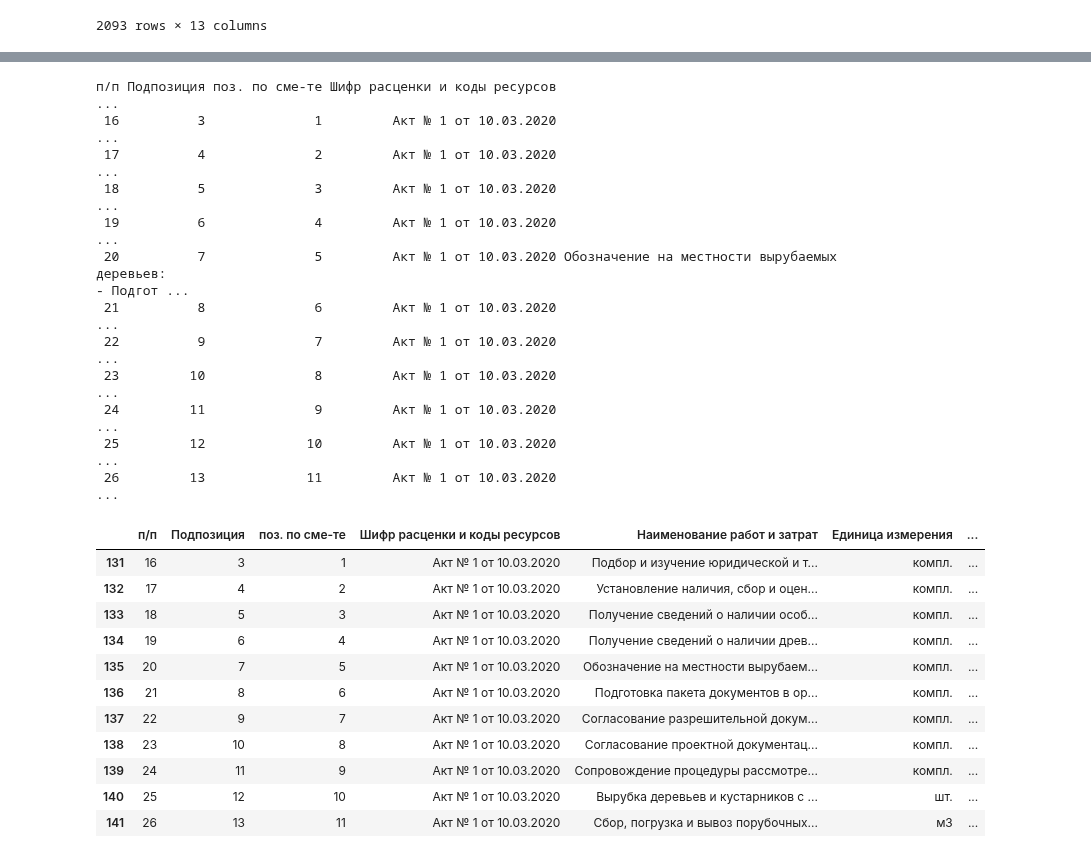
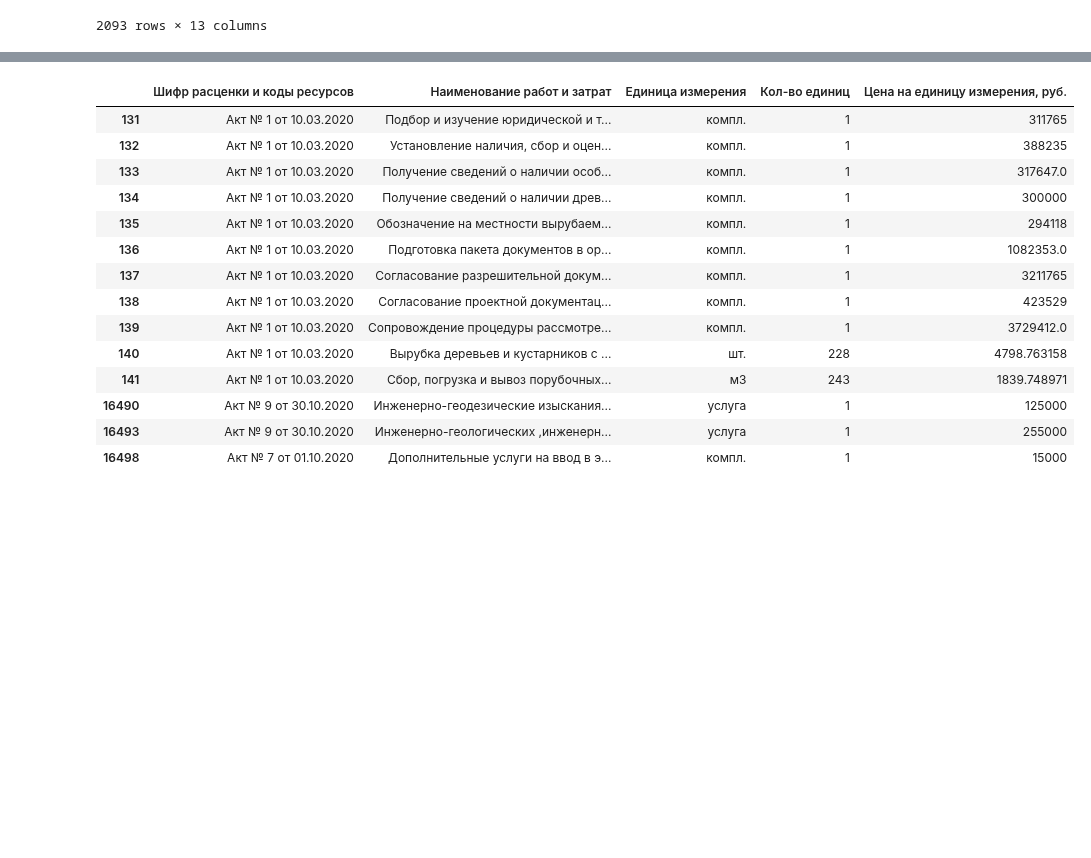
Before and after one commit to stefkong1982/netology.ru, a Jupyter notebook: кс2.ipynb, the cells around one changed output, grey strips where cells are left out. Cells and saved outputs as stored; diff of their text form; code cells hidden in the pictures; blank space fills up the shorter version.

```diff
--- a/кс2.ipynb
+++ b/кс2.ipynb
@@ -266,7 +266,7 @@ import re
 df_filtered_new = df_filtered[
     df_filtered['Шифр расценки и коды ресурсов']
     .astype(str)
-    .apply(lambda x: bool(re.search(r'[сСфФауАУ]', x)))
+    .apply(lambda x: bool(re.search(r'[сСфФауАУтнТН]', x)))
 ]
 
 # Проверка количества строк до и после фильтрации
@@ -339,7 +339,7 @@ Name: proportion, dtype: float64
 import re
 
 # Определим списки фильтров
-letters_to_filter = r'[сСфФауАУ]'
+letters_to_filter = r'[сСфФауАУтнТН]'
 units_to_filter = ['л', '1 Т ГРУЗА', 'м.п.', 'сут.',
                    'П.М', 'кг.', 'лист', '1000М', '1000 м2', '100 ШТ',
                    '1000 ШТ', '100 м2', '10 м2', '100 м', '1000 шт.', '100 шт.', '1000 м', '10 ШТ', '10 шт.', '10 м', 'м', 'т', 'км', 'кг']
@@ -564,7 +561,7 @@ Name: proportion, Length: 178, dtype: float64
 # %%
 def filter_by_codes(input_codes):
     """
-    Фильтрует df_filtered_final по заданным шифрам расценок и выводит результат
+    Фильтрует df_filtered_final по заданным шифрам расценок и выводит сокращённый результат
 
     Parameters:
     input_codes (str или list): Шифр(ы) расценок для поиска
@@ -573,49 +570,43 @@ def filter_by_codes(input_codes):
     if isinstance(input_codes, str):
         input_codes = [input_codes]
 
-    # Фильтруем DataFrame
+    # Определяем интересующие нас столбцы
+    columns_to_show = [
+        'Шифр расценки и коды ресурсов',
+        'Наименование работ и затрат',
+        'Единица измерения',
+        'Кол-во единиц',
+        'Цена на единицу измерения, руб.'
+    ]
+
+    # Фильтруем DataFrame и выводим выбранные столбцы
     filtered_result = df_filtered_final[
         df_filtered_final['Шифр расценки и коды ресурсов'].isin(input_codes)
-    ]
+    ][columns_to_show]
 
-    # Выводим результат
-    if len(filtered_result) == 0:
-        print("Совпадений не найдено")
-    else:
-        print(filtered_result.to_string(index=False))
 
     return filtered_result
 
 # Пример использования:
 # filter_by_codes("Акт № 1 от 10.03.2020")
-# filter_by_codes(["Акт № 1 от 10.03.2020", "ССЦ-01.6.01.10-0015"])
 # %%
-filter_by_codes("Акт № 1 от 10.03.2020")
+filter_by_codes(["Акт № 1 от 10.03.2020", "Акт № 7 от 01.10.2020", 'Акт № 9 от 30.10.2020'])
 # %% [output]
-п/п Подпозиция поз. по сме-те Шифр расценки и коды ресурсов                                                                                                                                              ...
- 16          3              1         Акт № 1 от 10.03.2020                                                                                                                                              ...
- 17          4              2         Акт № 1 от 10.03.2020                                                                                                                                              ...
- 18          5              3         Акт № 1 от 10.03.2020                                                                                                                                              ...
- 19          6              4         Акт № 1 от 10.03.2020                                                                                                                                              ...
- 20          7              5         Акт № 1 от 10.03.2020 Обозначение на местности вырубаемых деревьев:                                                                                       - Подгот ...
- 21          8              6         Акт № 1 от 10.03.2020                                                                                                                                              ...
- 22          9              7         Акт № 1 от 10.03.2020                                                                                                                                              ...
- 23         10              8         Акт № 1 от 10.03.2020                                                                                                                                              ...
- 24         11              9         Акт № 1 от 10.03.2020                                                                                                                                              ...
- 25         12             10         Акт № 1 от 10.03.2020                                                                                                                                              ...
- 26         13             11         Акт № 1 от 10.03.2020                                                                                                                                              ...
-|  | п/п | Подпозиция | поз. по сме-те | Шифр расценки и коды ресурсов | Наименование работ и затрат | Единица измерения | ... |
-| 131 | 16 | 3 | 1 | Акт № 1 от 10.03.2020 | Подбор и изучение юридической и т... | компл. | ... |
-| 132 | 17 | 4 | 2 | Акт № 1 от 10.03.2020 | Установление наличия, сбор и оцен... | компл. | ... |
-| 133 | 18 | 5 | 3 | Акт № 1 от 10.03.2020 | Получение сведений о наличии особ... | компл. | ... |
-| 134 | 19 | 6 | 4 | Акт № 1 от 10.03.2020 | Получение сведений о наличии древ... | компл. | ... |
-| 135 | 20 | 7 | 5 | Акт № 1 от 10.03.2020 | Обозначение на местности вырубаем... | компл. | ... |
-| 136 | 21 | 8 | 6 | Акт № 1 от 10.03.2020 | Подготовка пакета документов в ор... | компл. | ... |
-| 137 | 22 | 9 | 7 | Акт № 1 от 10.03.2020 | Согласование разрешительной докум... | компл. | ... |
-| 138 | 23 | 10 | 8 | Акт № 1 от 10.03.2020 | Согласование проектной документац... | компл. | ... |
-| 139 | 24 | 11 | 9 | Акт № 1 от 10.03.2020 | Сопровождение процедуры рассмотре... | компл. | ... |
-| 140 | 25 | 12 | 10 | Акт № 1 от 10.03.2020 | Вырубка деревьев и кустарников с ... | шт. | ... |
-| 141 | 26 | 13 | 11 | Акт № 1 от 10.03.2020 | Сбор, погрузка и вывоз порубочных... | м3 | ... |
+|  | Шифр расценки и коды ресурсов | Наименование работ и затрат | Единица измерения | Кол-во единиц | Цена на единицу измерения, руб. |
+| 131 | Акт № 1 от 10.03.2020 | Подбор и изучение юридической и т... | компл. | 1 | 311765 |
+| 132 | Акт № 1 от 10.03.2020 | Установление наличия, сбор и оцен... | компл. | 1 | 388235 |
+| 133 | Акт № 1 от 10.03.2020 | Получение сведений о наличии особ... | компл. | 1 | 317647.0 |
+| 134 | Акт № 1 от 10.03.2020 | Получение сведений о наличии древ... | компл. | 1 | 300000 |
+| 135 | Акт № 1 от 10.03.2020 | Обозначение на местности вырубаем... | компл. | 1 | 294118 |
+| 136 | Акт № 1 от 10.03.2020 | Подготовка пакета документов в ор... | компл. | 1 | 1082353.0 |
+| 137 | Акт № 1 от 10.03.2020 | Согласование разрешительной докум... | компл. | 1 | 3211765 |
+| 138 | Акт № 1 от 10.03.2020 | Согласование проектной документац... | компл. | 1 | 423529 |
+| 139 | Акт № 1 от 10.03.2020 | Сопровождение процедуры рассмотре... | компл. | 1 | 3729412.0 |
+| 140 | Акт № 1 от 10.03.2020 | Вырубка деревьев и кустарников с ... | шт. | 228 | 4798.763158 |
+| 141 | Акт № 1 от 10.03.2020 | Сбор, погрузка и вывоз порубочных... | м3 | 243 | 1839.748971 |
+| 16490 | Акт № 9 от 30.10.2020 | Инженерно-геодезические изыскания... | услуга | 1 | 125000 |
+| 16493 | Акт № 9 от 30.10.2020 | Инженерно-геологических ,инженерн... | услуга | 1 | 255000 |
+| 16498 | Акт № 7 от 01.10.2020 | Дополнительные услуги на ввод в э... | компл. | 1 | 15000 |
 # %%
 # Сохраняем DataFrame df_filtered_final в Excel-файл
 df_filtered_final.to_excel("filtered_data.xlsx", index=False)
```
Also changed, not shown: parts of 12 cells of this notebook.
